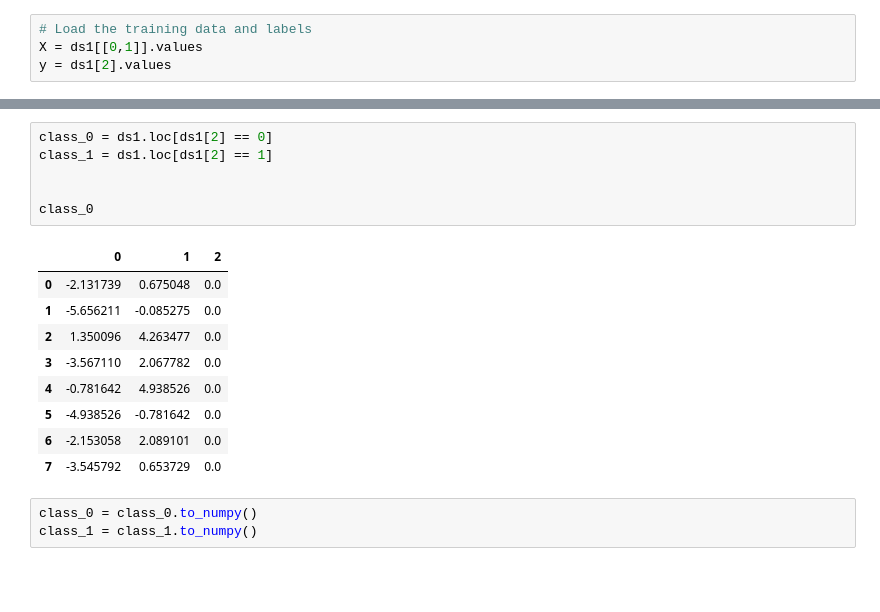
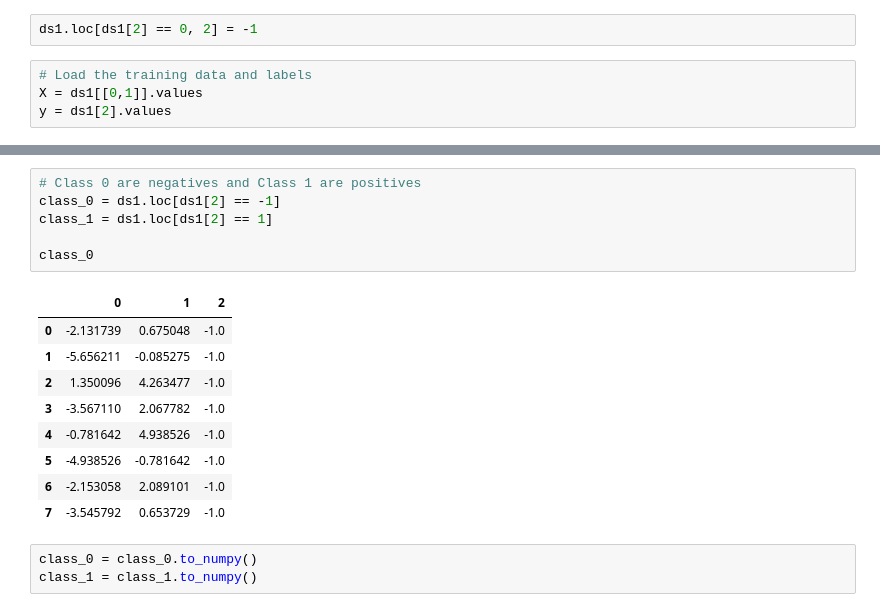
Before and after one commit to melihkurtaran/MachineLearning, a Jupyter notebook: InstanceBasedLearning/InstancebasedLearning.ipynb, the cells around one changed output, grey strips where cells are left out. Cells and saved outputs as stored; diff of their text form; blank space fills up the shorter version.

```diff
--- a/InstanceBasedLearning/InstancebasedLearning.ipynb
+++ b/InstanceBasedLearning/InstancebasedLearning.ipynb
@@ -52,3 +48,5 @@ ds3te = pd.read_csv('MachineLearning/InstanceBasedLearning/ds093te.txt', sep=" "
+# %%
+ds1.loc[ds1[2] == 0, 2] = -1
 # %%
 # Load the training data and labels
 X = ds1[[0,1]].values
@@ -75,19 +54,19 @@ array([[-2.13173871,  0.6750482 ],
 # %%
-class_0 = ds1.loc[ds1[2] == 0]
+# Class 0 are negatives and Class 1 are positives
+class_0 = ds1.loc[ds1[2] == -1]
 class_1 = ds1.loc[ds1[2] == 1]
 
-
 class_0
 # %% [output]
 |  | 0 | 1 | 2 |
-| 0 | -2.131739 | 0.675048 | 0.0 |
-| 1 | -5.656211 | -0.085275 | 0.0 |
-| 2 | 1.350096 | 4.263477 | 0.0 |
-| 3 | -3.567110 | 2.067782 | 0.0 |
-| 4 | -0.781642 | 4.938526 | 0.0 |
-| 5 | -4.938526 | -0.781642 | 0.0 |
-| 6 | -2.153058 | 2.089101 | 0.0 |
-| 7 | -3.545792 | 0.653729 | 0.0 |
+| 0 | -2.131739 | 0.675048 | -1.0 |
+| 1 | -5.656211 | -0.085275 | -1.0 |
+| 2 | 1.350096 | 4.263477 | -1.0 |
+| 3 | -3.567110 | 2.067782 | -1.0 |
+| 4 | -0.781642 | 4.938526 | -1.0 |
+| 5 | -4.938526 | -0.781642 | -1.0 |
+| 6 | -2.153058 | 2.089101 | -1.0 |
+| 7 | -3.545792 | 0.653729 | -1.0 |
 # %%
 class_0 = class_0.to_numpy()
 class_1 = class_1.to_numpy()
```
Also changed, not shown: parts of 11 cells of this notebook.
